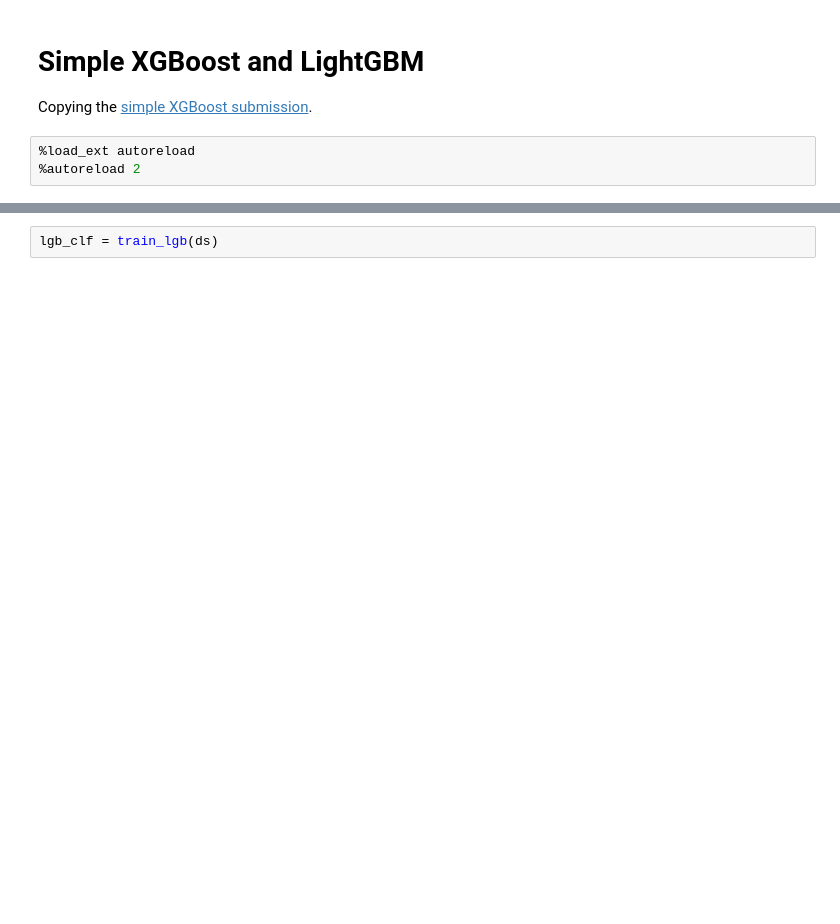
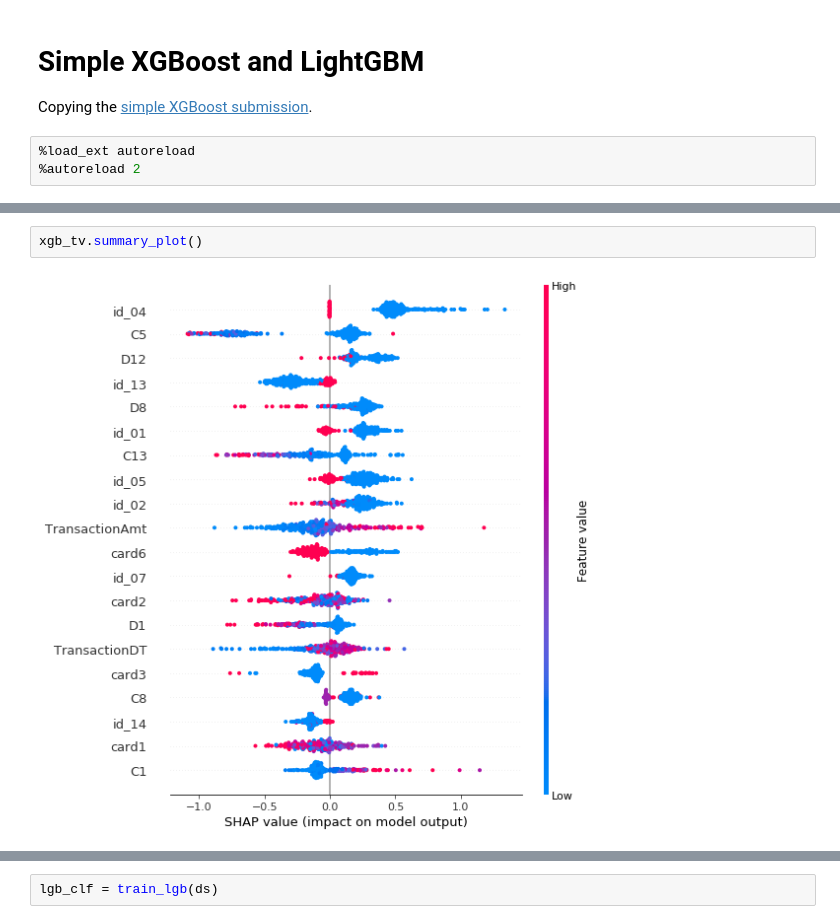
Before and after one commit to andfanilo/ieee-fraud-detection, a Jupyter notebook: notebooks/exploratory/Simple XGB LGB.ipynb, the cells around one changed output, grey strips where cells are left out. Drawn from its saved outputs; the diff is of its cells as text; blank space fills up the shorter version.

```diff
--- a/notebooks/exploratory/Simple XGB LGB.ipynb
+++ b/notebooks/exploratory/Simple XGB LGB.ipynb
@@ -32,0 +56,4 @@ xgb_clf = train_xgb(ds)
+# %%
+xgb_tv.summary_plot()
+# %% [output]
+[figure, added]
```
Also changed, not shown: parts of 43 cells of this notebook, 9 other files.
